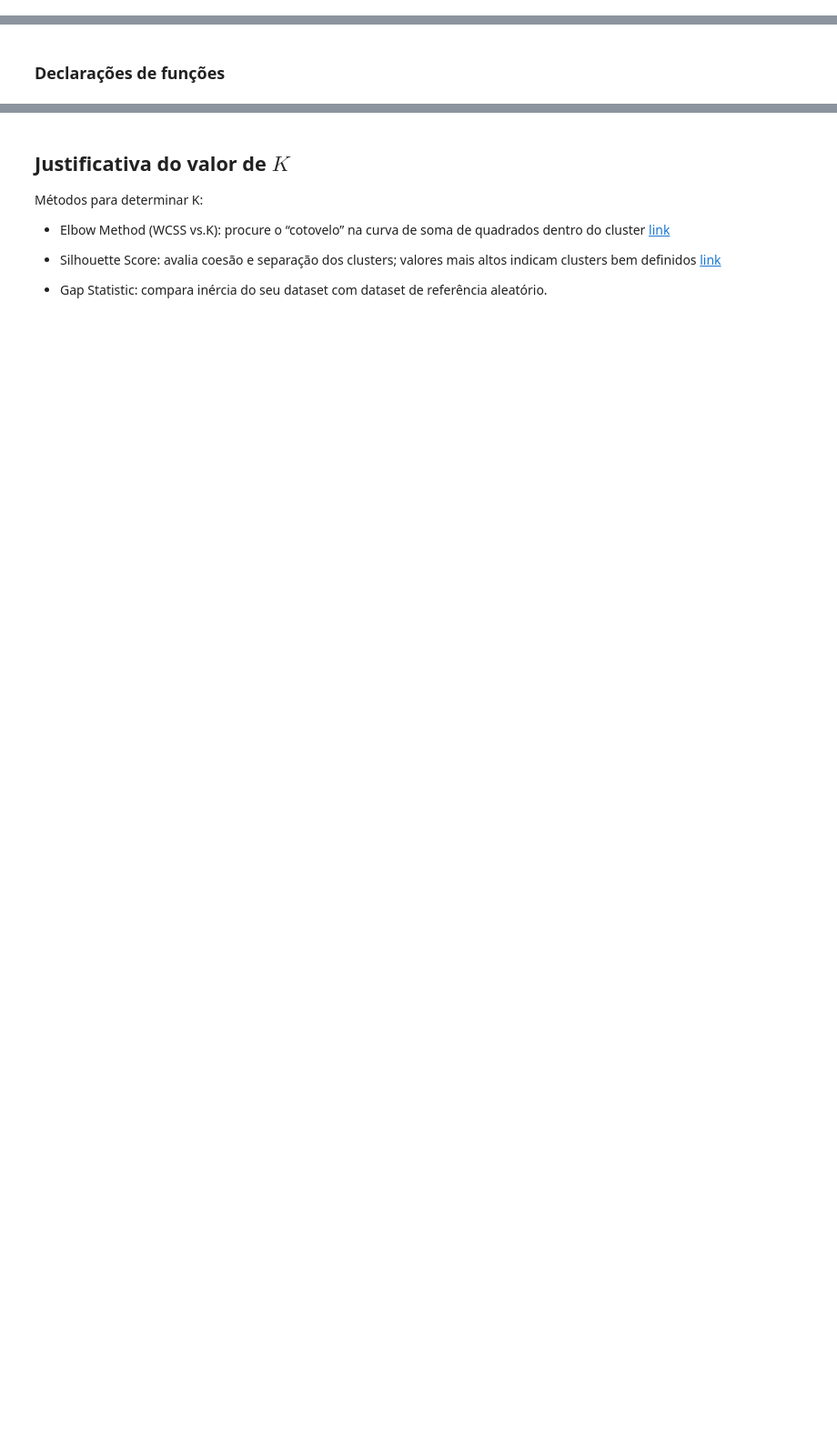
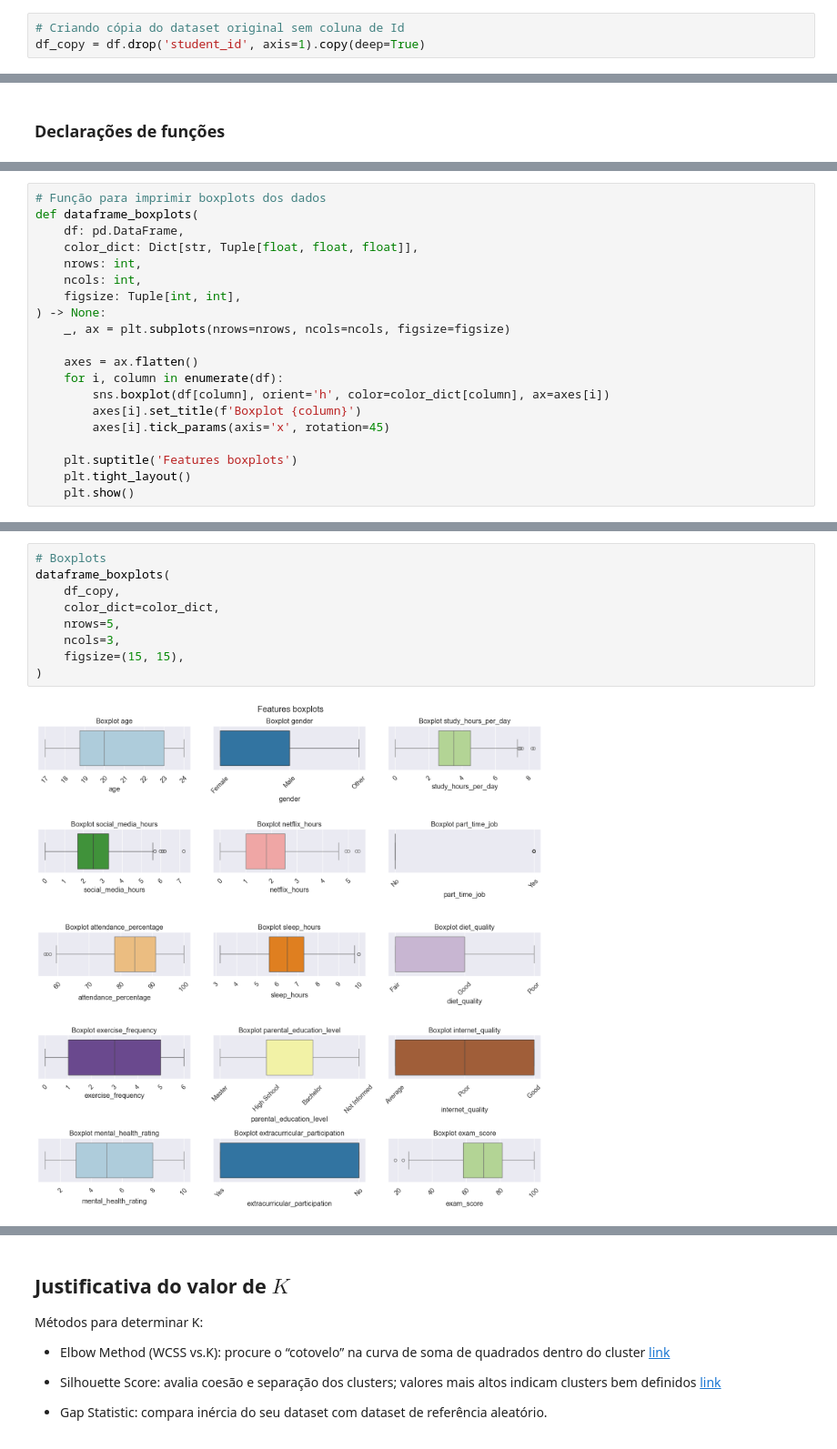
Before and after one commit to figredos/cis-trainee, a Jupyter notebook: 2-clusterizacao/notebooks/clusterizacao.ipynb, the cells around one changed output, grey strips where cells are left out. Shown at 91% size. Drawn from its saved outputs; the diff is of its cells as text; blank space fills up the shorter version.

```diff
--- a/2-clusterizacao/notebooks/clusterizacao.ipynb
+++ b/2-clusterizacao/notebooks/clusterizacao.ipynb
@@ -30,0 +78,3 @@ https://chatgpt.com/share/6821eda7-00f4-8006-9abd-43bdd7df4be1
+# %%
+# Criando cópia do dataset original sem coluna de Id
+df_copy = df.drop('student_id', axis=1).copy(deep=True)
@@ -32,0 +115,20 @@ https://chatgpt.com/share/6821eda7-00f4-8006-9abd-43bdd7df4be1
+# %%
+# Função para imprimir boxplots dos dados
+def dataframe_boxplots(
+    df: pd.DataFrame,
+    color_dict: Dict[str, Tuple[float, float, float]],
+    nrows: int,
+    ncols: int,
+    figsize: Tuple[int, int],
+) -> None:
+    _, ax = plt.subplots(nrows=nrows, ncols=ncols, figsize=figsize)
+
+    axes = ax.flatten()
+    for i, column in enumerate(df):
+        sns.boxplot(df[column], orient='h', color=color_dict[column], ax=axes[i])
+        axes[i].set_title(f'Boxplot {column}')
+        axes[i].tick_params(axis='x', rotation=45)
+
+    plt.suptitle('Features boxplots')
+    plt.tight_layout()
+    plt.show()
@@ -38,0 +347,11 @@ https://chatgpt.com/share/6821eda7-00f4-8006-9abd-43bdd7df4be1
+# %%
+# Boxplots
+dataframe_boxplots(
+    df_copy,
+    color_dict=color_dict,
+    nrows=5,
+    ncols=3,
+    figsize=(15, 15),
+)
+# %% [output]
+[figure, added]
```
Also changed, not shown: parts of 45 cells of this notebook.
